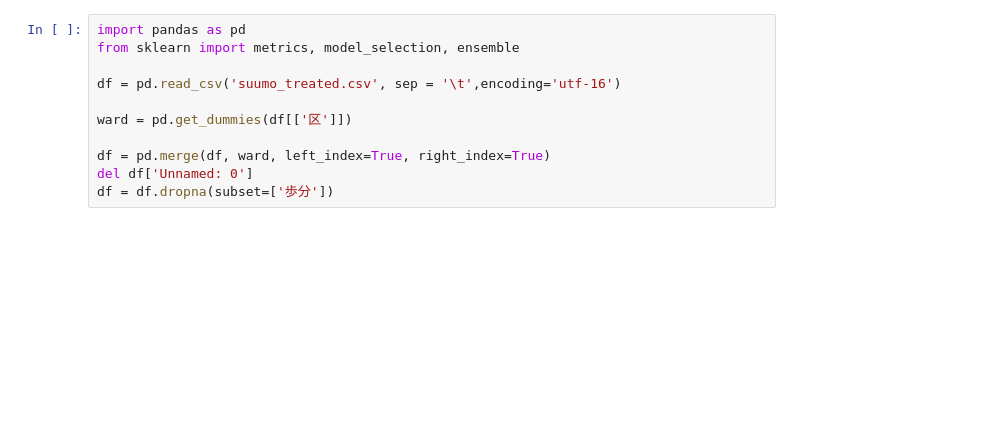
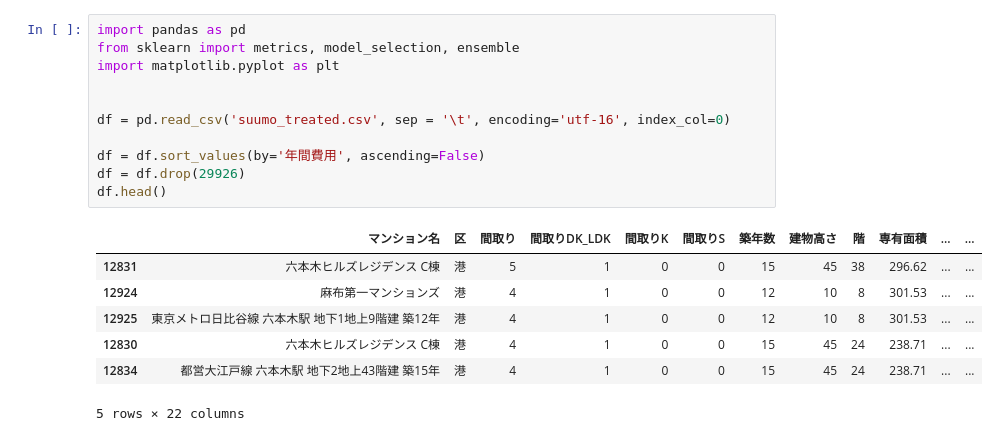
Before and after one commit to Adekusiek/renthouse_analysis, a Jupyter notebook: decision_tree.ipynb, the cells around one changed output. Saved outputs shown, nothing was run; the diff lists cells and outputs as text; blank space fills up the shorter version.

```diff
--- a/decision_tree.ipynb
+++ b/decision_tree.ipynb
@@ -1,11 +1,19 @@
 # %%
 import pandas as pd
 from sklearn import metrics, model_selection, ensemble
+import matplotlib.pyplot as plt
 
-df = pd.read_csv('suumo_treated.csv', sep = '\t',encoding='utf-16')
 
-ward = pd.get_dummies(df[['区']])
+df = pd.read_csv('suumo_treated.csv', sep = '\t', encoding='utf-16', index_col=0)
 
-df = pd.merge(df, ward, left_index=True, right_index=True)
-del df['Unnamed: 0']
-df = df.dropna(subset=['歩分'])
+df = df.sort_values(by='年間費用', ascending=False)
+df = df.drop(29926)
+df.head()
+# %% [output]
+|  | マンション名 | 区 | 間取り | 間取りDK_LDK | 間取りK | 間取りS | 築年数 | 建物高さ | 階 | 専有面積 | ... | ... |
+| 12831 | 六本木ヒルズレジデンス C棟 | 港 | 5 | 1 | 0 | 0 | 15 | 45 | 38 | 296.62 | ... | ... |
+| 12924 | 麻布第一マンションズ | 港 | 4 | 1 | 0 | 0 | 12 | 10 | 8 | 301.53 | ... | ... |
+| 12925 | 東京メトロ日比谷線 六本木駅 地下1地上9階建 築12年 | 港 | 4 | 1 | 0 | 0 | 12 | 10 | 8 | 301.53 | ... | ... |
+| 12830 | 六本木ヒルズレジデンス C棟 | 港 | 4 | 1 | 0 | 0 | 15 | 45 | 24 | 238.71 | ... | ... |
+| 12834 | 都営大江戸線 六本木駅 地下2地上43階建 築15年 | 港 | 4 | 1 | 0 | 0 | 15 | 45 | 24 | 238.71 | ... | ... |
+5 rows × 22 columns
```
Also changed, not shown: parts of 22 cells of this notebook.
